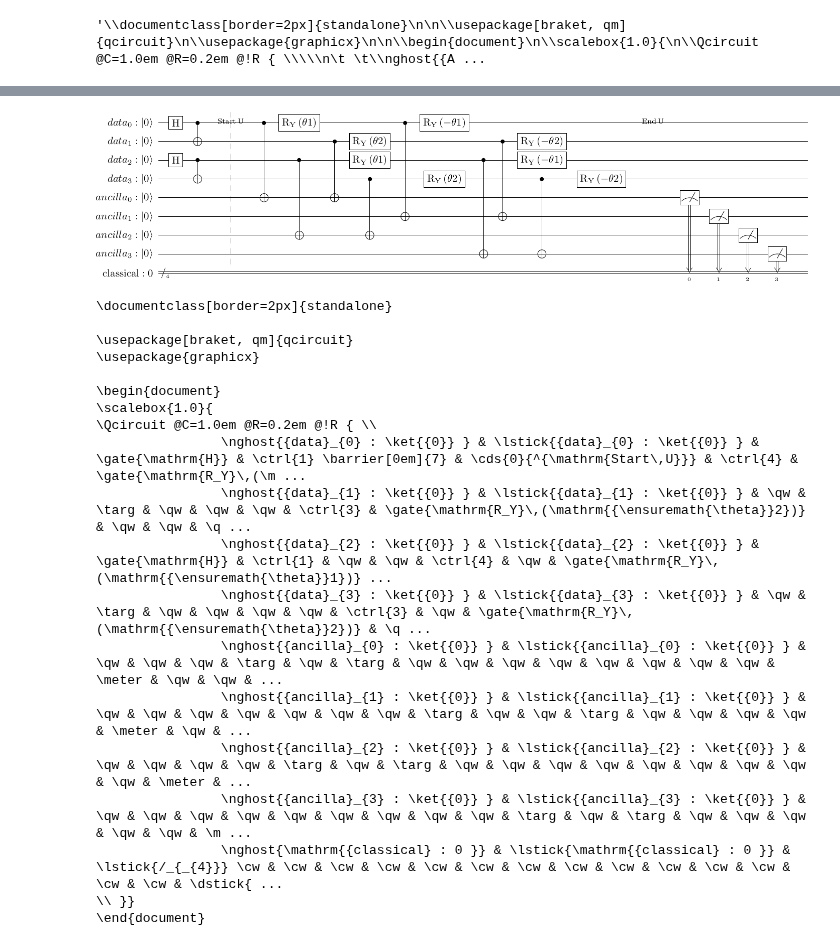
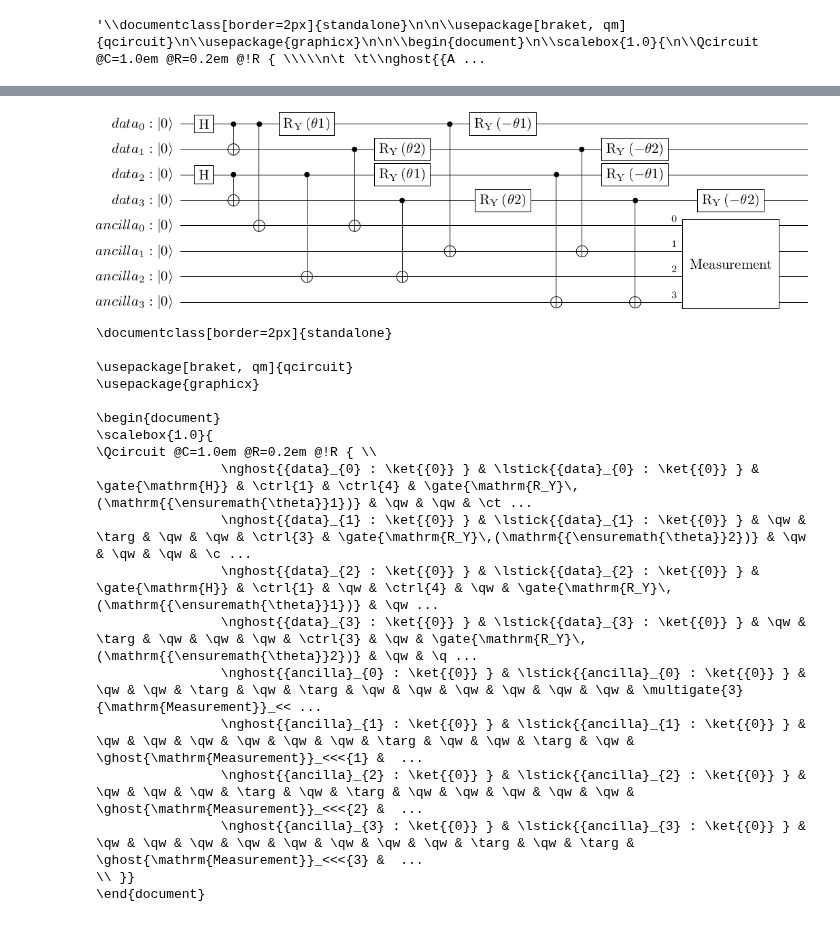
Before and after one commit to syedshubha/QNET25_Shubha, a Jupyter notebook: DenseErrorCKT.ipynb, the cells around one changed output, grey strips where cells are left out. Saved outputs shown, nothing was run; the diff lists cells and outputs as text; code cells hidden in the pictures.

```diff
--- a/DenseErrorCKT.ipynb
+++ b/DenseErrorCKT.ipynb
@@ -224,8 +241,9 @@ I/O Error: Couldn't open file '-svg': No such file or directory.
 # %%
 data = QuantumRegister(4, 'data')       # 4 data qubits for two entangled pairs
 ancilla = QuantumRegister(4, 'ancilla') # 4 ancilla qubits for error detection
-classical = ClassicalRegister(4, 'classical')  # 4 classical bits for measurement
-qc = QuantumCircuit(data, ancilla, classical)
+qc = QuantumCircuit(data, ancilla)
+
+meas = Gate(name='Measurement', num_qubits=4, params=[])
 
 # Initialize two entangled pairs (Bell states)
 qc.h(data[0])
@@ -236,45 +254,36 @@ qc.cx(data[2], data[3])  # Second pair: qubits 2 and 3
 # Define parameterized angles for each pair
 theta1 = Parameter('θ1')  # For first pair (data[0], data[1])
 theta2 = Parameter('θ2')  # For second pair (data[2], data[3])
 
-# Start of unitary U
-qc.barrier(label='Start U')
-
-# Amplitude error detection (unchanged)
+# Amplitude error detection
 qc.cx(data[0], ancilla[0])
 qc.cx(data[1], ancilla[0])
 qc.cx(data[2], ancilla[2])
 qc.cx(data[3], ancilla[2])
 
 # Phase error detection with parameterized rotations
 # First entangled pair: Use theta1
 qc.ry(theta1, data[0])
 qc.ry(theta2, data[1])
 qc.cx(data[0], ancilla[1])
 qc.cx(data[1], ancilla[1])
 qc.ry(-theta1, data[0])  # Reverse rotation
 qc.ry(-theta2, data[1])  # Reverse rotation
 
 # Second entangled pair: Use theta2
 qc.ry(theta1, data[2])
 qc.ry(theta2, data[3])
 qc.cx(data[2], ancilla[3])
 qc.cx(data[3], ancilla[3])
 qc.ry(-theta1, data[2])  # Reverse rotation
 qc.ry(-theta2, data[3])  # Reverse rotation
 
-# End of unitary U
-qc.barrier(label='End U')
-
 # Measure ancilla qubits
-qc.measure(ancilla[0], classical[0])
-qc.measure(ancilla[1], classical[1])
-qc.measure(ancilla[2], classical[2])
-qc.measure(ancilla[3], classical[3])
+qc.append(meas, ancilla)
 
 qc.draw(output="latex", initial_state=True)
 # %% [output]
-[figure, old version]
+[figure, new version]
 # %%
 latex_source = qc.draw(output="latex_source", initial_state=True)
 print(latex_source)
@@ -287,14 +296,13 @@ print(latex_source)
 \begin{document}
 \scalebox{1.0}{
 \Qcircuit @C=1.0em @R=0.2em @!R { \\
-                \nghost{{data}_{0} : \ket{{0}} } & \lstick{{data}_{0} : \ket{{0}} } & \gate{\mathrm{H}} & \ctrl{1} \barrier[0em]{7} & \cds{0}{^{\mathrm{Start\,U}}} & \ctrl{4} & \gate{\mathrm{R_Y}\,(\m ...
-                \nghost{{data}_{1} : \ket{{0}} } & \lstick{{data}_{1} : \ket{{0}} } & \qw & \targ & \qw & \qw & \qw & \ctrl{3} & \gate{\mathrm{R_Y}\,(\mathrm{{\ensuremath{\theta}}2})} & \qw & \qw & \q ...
-                \nghost{{data}_{2} : \ket{{0}} } & \lstick{{data}_{2} : \ket{{0}} } & \gate{\mathrm{H}} & \ctrl{1} & \qw & \qw & \ctrl{4} & \qw & \gate{\mathrm{R_Y}\,(\mathrm{{\ensuremath{\theta}}1})} ...
-                \nghost{{data}_{3} : \ket{{0}} } & \lstick{{data}_{3} : \ket{{0}} } & \qw & \targ & \qw & \qw & \qw & \qw & \ctrl{3} & \qw & \gate{\mathrm{R_Y}\,(\mathrm{{\ensuremath{\theta}}2})} & \q ...
-                \nghost{{ancilla}_{0} : \ket{{0}} } & \lstick{{ancilla}_{0} : \ket{{0}} } & \qw & \qw & \qw & \targ & \qw & \targ & \qw & \qw & \qw & \qw & \qw & \qw & \qw & \qw & \meter & \qw & \qw & ...
-                \nghost{{ancilla}_{1} : \ket{{0}} } & \lstick{{ancilla}_{1} : \ket{{0}} } & \qw & \qw & \qw & \qw & \qw & \qw & \qw & \targ & \qw & \qw & \targ & \qw & \qw & \qw & \qw & \meter & \qw & ...
-                \nghost{{ancilla}_{2} : \ket{{0}} } & \lstick{{ancilla}_{2} : \ket{{0}} } & \qw & \qw & \qw & \qw & \targ & \qw & \targ & \qw & \qw & \qw & \qw & \qw & \qw & \qw & \qw & \qw & \meter & ...
-                \nghost{{ancilla}_{3} : \ket{{0}} } & \lstick{{ancilla}_{3} : \ket{{0}} } & \qw & \qw & \qw & \qw & \qw & \qw & \qw & \qw & \qw & \targ & \qw & \targ & \qw & \qw & \qw & \qw & \qw & \m ...
-                \nghost{\mathrm{{classical} : 0 }} & \lstick{\mathrm{{classical} : 0 }} & \lstick{/_{_{4}}} \cw & \cw & \cw & \cw & \cw & \cw & \cw & \cw & \cw & \cw & \cw & \cw & \cw & \cw & \dstick{ ...
+                \nghost{{data}_{0} : \ket{{0}} } & \lstick{{data}_{0} : \ket{{0}} } & \gate{\mathrm{H}} & \ctrl{1} & \ctrl{4} & \gate{\mathrm{R_Y}\,(\mathrm{{\ensuremath{\theta}}1})} & \qw & \qw & \ct ...
+                \nghost{{data}_{1} : \ket{{0}} } & \lstick{{data}_{1} : \ket{{0}} } & \qw & \targ & \qw & \qw & \ctrl{3} & \gate{\mathrm{R_Y}\,(\mathrm{{\ensuremath{\theta}}2})} & \qw & \qw & \qw & \c ...
+                \nghost{{data}_{2} : \ket{{0}} } & \lstick{{data}_{2} : \ket{{0}} } & \gate{\mathrm{H}} & \ctrl{1} & \qw & \ctrl{4} & \qw & \gate{\mathrm{R_Y}\,(\mathrm{{\ensuremath{\theta}}1})} & \qw ...
+                \nghost{{data}_{3} : \ket{{0}} } & \lstick{{data}_{3} : \ket{{0}} } & \qw & \targ & \qw & \qw & \qw & \ctrl{3} & \qw & \gate{\mathrm{R_Y}\,(\mathrm{{\ensuremath{\theta}}2})} & \qw & \q ...
+                \nghost{{ancilla}_{0} : \ket{{0}} } & \lstick{{ancilla}_{0} : \ket{{0}} } & \qw & \qw & \targ & \qw & \targ & \qw & \qw & \qw & \qw & \qw & \qw & \multigate{3}{\mathrm{Measurement}}_<< ...
+                \nghost{{ancilla}_{1} : \ket{{0}} } & \lstick{{ancilla}_{1} : \ket{{0}} } & \qw & \qw & \qw & \qw & \qw & \qw & \targ & \qw & \qw & \targ & \qw & \ghost{\mathrm{Measurement}}_<<<{1} &  ...
+                \nghost{{ancilla}_{2} : \ket{{0}} } & \lstick{{ancilla}_{2} : \ket{{0}} } & \qw & \qw & \qw & \targ & \qw & \targ & \qw & \qw & \qw & \qw & \qw & \ghost{\mathrm{Measurement}}_<<<{2} &  ...
+                \nghost{{ancilla}_{3} : \ket{{0}} } & \lstick{{ancilla}_{3} : \ket{{0}} } & \qw & \qw & \qw & \qw & \qw & \qw & \qw & \qw & \targ & \qw & \targ & \ghost{\mathrm{Measurement}}_<<<{3} &  ...
 \\ }}
 \end{document}
```
Also changed, not shown: parts of 8 cells of this notebook.
